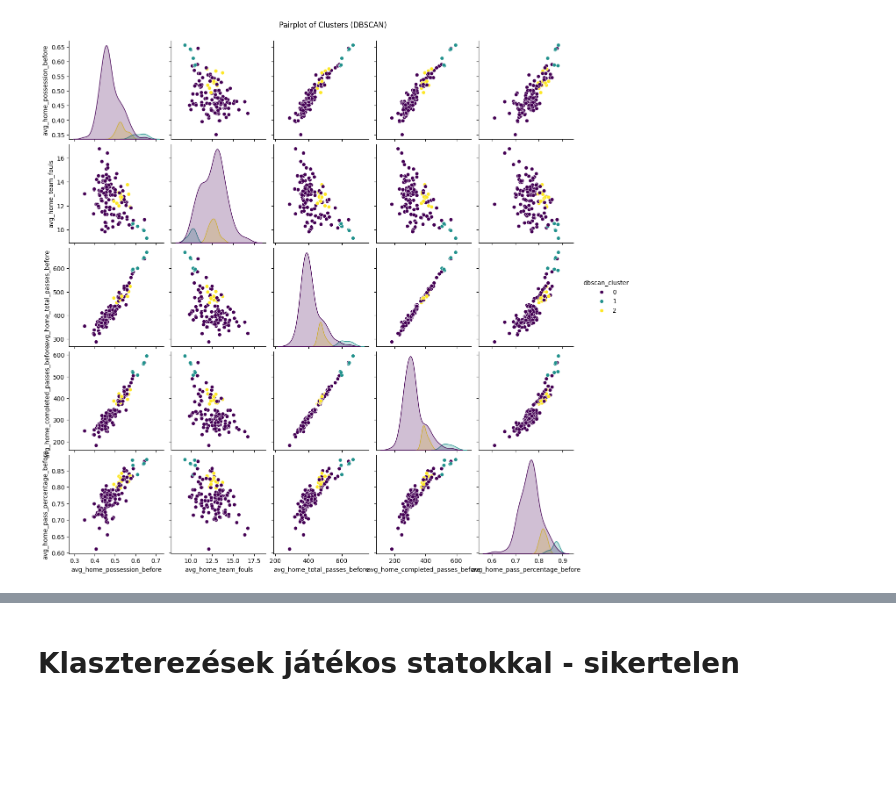
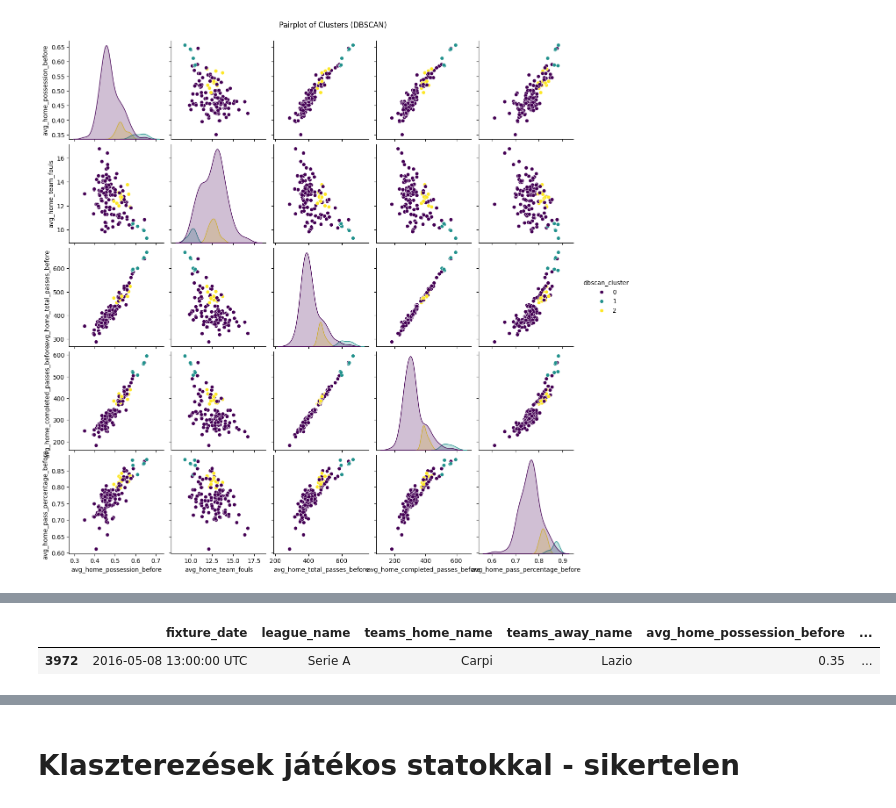
Before and after one commit to safargergo/HalLab, a Jupyter notebook: hallab.ipynb, the cells around one changed output, grey strips where cells are left out. Cells and saved outputs as stored; diff of their text form; code cells hidden in the pictures; blank space fills up the shorter version.

```diff
--- a/hallab.ipynb
+++ b/hallab.ipynb
@@ -1040,0 +1139,5 @@ plt.show()
+# %%
+res2.head(1)
+# %% [output]
+|  | fixture_date | league_name | teams_home_name | teams_away_name | avg_home_possession_before | ... |
+| 3972 | 2016-05-08 13:00:00 UTC | Serie A | Carpi | Lazio | 0.35 | ... |
```
Also changed, not shown: parts of 13 cells of this notebook, 2 other files.
